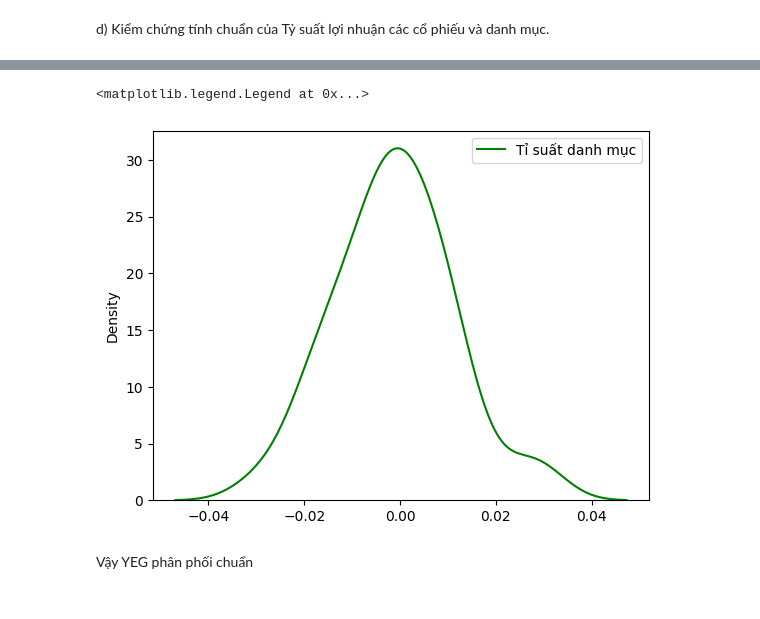
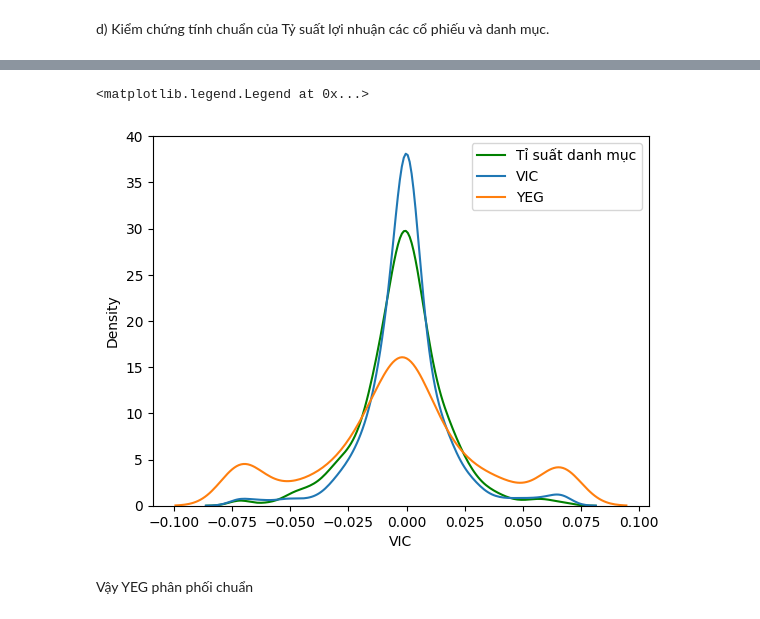
Before and after one commit to khanhtrinh2003/Financial-mathematics, a Jupyter notebook: kiem_tra.ipynb, the cells around one changed output, grey strips where cells are left out. Cells and saved outputs as stored; diff of their text form; code cells hidden in the pictures.

```diff
--- a/kiem_tra.ipynb
+++ b/kiem_tra.ipynb
@@ -16,6 +16,6 @@ Index(['AAA', 'AAM', 'AAT', 'ABR', 'ABS', 'ABT', 'ACB', 'ACC', 'ACG', 'ACL',
        'VPS', 'VRC', 'VRE', 'VSC', 'VSH', 'VSI', 'VTB', 'VTO', 'YBM', 'YEG'],
       dtype='object', length=406)
 # %%
-start = "2023-01-01"
+start = "2019-01-01"
 end = "2023-03-31"
 df = vn[(pd.Timestamp(start).date()<=vn.index.date)&(vn.index.date<=pd.Timestamp(end).date())][["VIC","YEG"]]
@@ -113,9 +115,11 @@ sns.kdeplot(ti_suat)
 # %%
 sns.kdeplot(ti_suat_danh_muc,color="green",label="Tỉ suất danh mục")
+sns.kdeplot(ti_suat["VIC"],label="VIC")
+sns.kdeplot(ti_suat["YEG"],label="YEG")
 plt.legend()
 # %% [output]
 <matplotlib.legend.Legend at 0x...>
-[figure, old version]
+[figure, new version]
 # %% [markdown]
 Vậy YEG phân phối chuẩn
 # %% [markdown]
```
Also changed, not shown: parts of 10 cells of this notebook, 1 other file.
